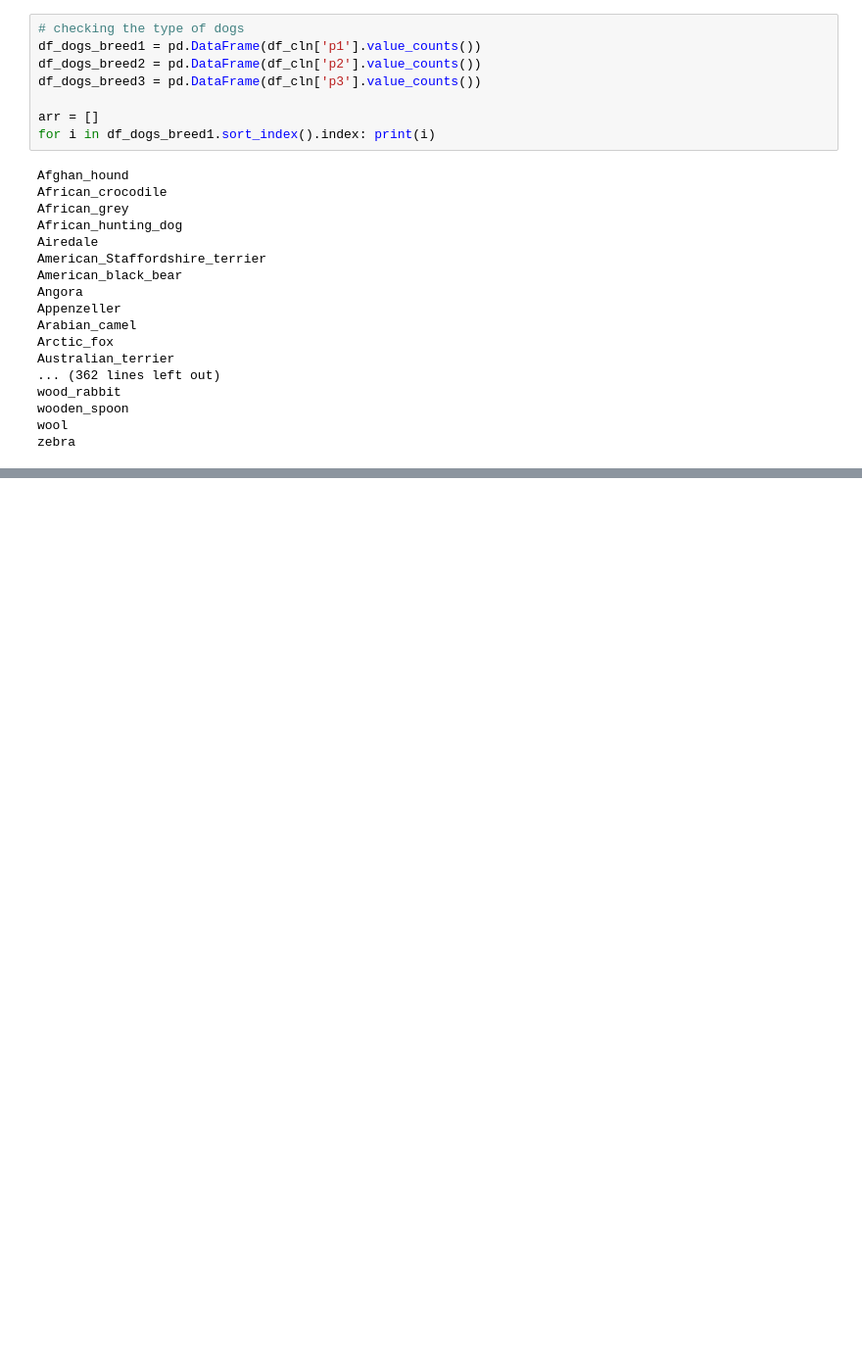
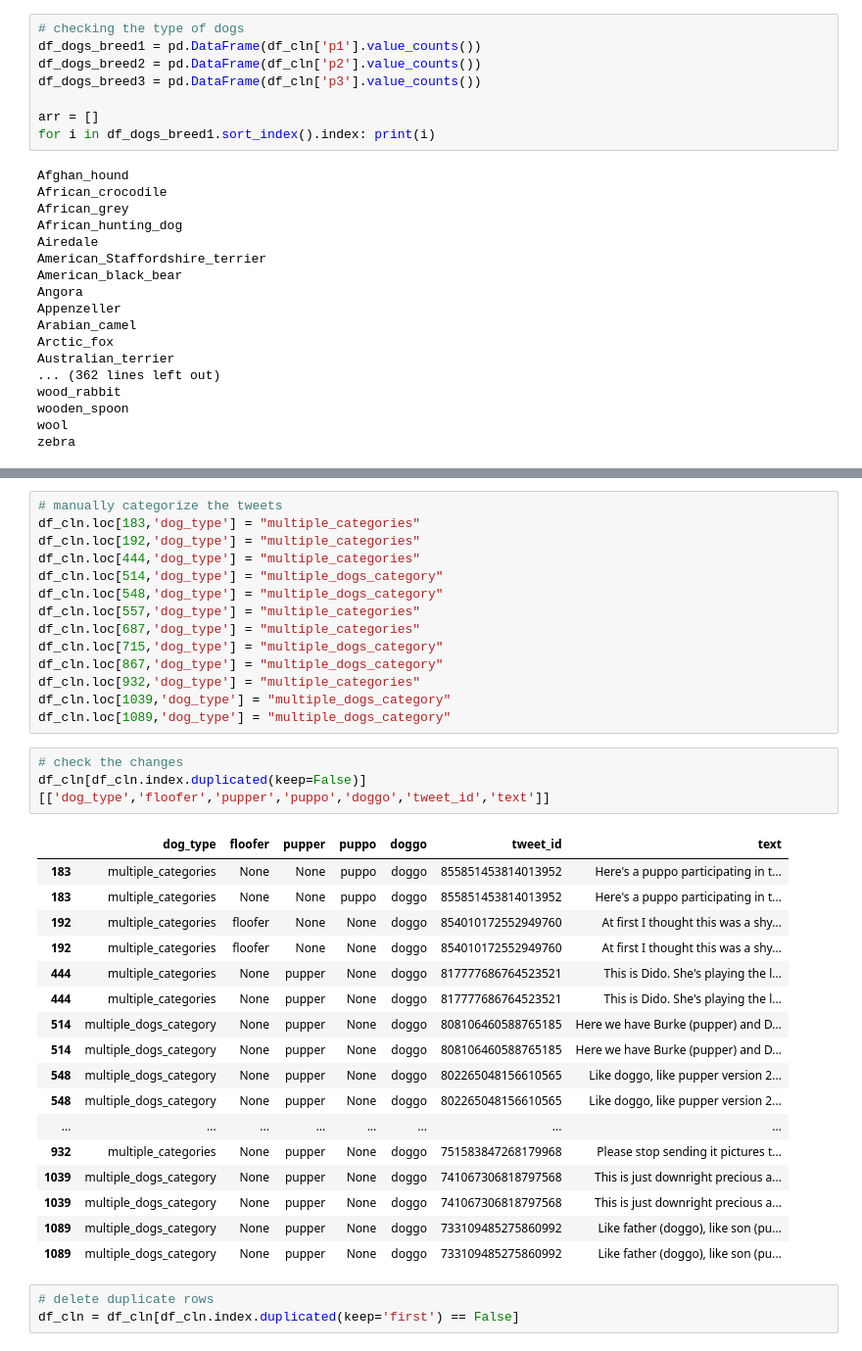
Before and after one commit to primalusiana/twitter-data-wrangling, a Jupyter notebook: wrangle_act.ipynb, the cells around one changed output, grey strips where cells are left out. Shown at 98% size. Saved outputs shown, nothing was run; the diff lists cells and outputs as text; blank space fills up the shorter version.

```diff
--- a/wrangle_act.ipynb
+++ b/wrangle_act.ipynb
@@ -369,0 +490,38 @@ df_clean[df_clean['jpg_url'].isnull() == True][['tweet_id','jpg_url','img_num']]
+# %%
+# manually categorize the tweets
+df_cln.loc[183,'dog_type'] = "multiple_categories"
+df_cln.loc[192,'dog_type'] = "multiple_categories"
+df_cln.loc[444,'dog_type'] = "multiple_categories"
+df_cln.loc[514,'dog_type'] = "multiple_dogs_category"
+df_cln.loc[548,'dog_type'] = "multiple_dogs_category"
+df_cln.loc[557,'dog_type'] = "multiple_categories"
+df_cln.loc[687,'dog_type'] = "multiple_categories"
+df_cln.loc[715,'dog_type'] = "multiple_dogs_category"
+df_cln.loc[867,'dog_type'] = "multiple_dogs_category"
+df_cln.loc[932,'dog_type'] = "multiple_categories"
+df_cln.loc[1039,'dog_type'] = "multiple_dogs_category"
+df_cln.loc[1089,'dog_type'] = "multiple_dogs_category"
+# %%
+# check the changes
+df_cln[df_cln.index.duplicated(keep=False)][['dog_type','floofer','pupper','puppo','doggo','tweet_id','text']]
+# %% [output]
+|  | dog_type | floofer | pupper | puppo | doggo | tweet_id | text |
+| 183 | multiple_categories | None | None | puppo | doggo | 855851453814013952 | Here's a puppo participating in t... |
+| 183 | multiple_categories | None | None | puppo | doggo | 855851453814013952 | Here's a puppo participating in t... |
+| 192 | multiple_categories | floofer | None | None | doggo | 854010172552949760 | At first I thought this was a shy... |
+| 192 | multiple_categories | floofer | None | None | doggo | 854010172552949760 | At first I thought this was a shy... |
+| 444 | multiple_categories | None | pupper | None | doggo | 817777686764523521 | This is Dido. She's playing the l... |
+| 444 | multiple_categories | None | pupper | None | doggo | 817777686764523521 | This is Dido. She's playing the l... |
+| 514 | multiple_dogs_category | None | pupper | None | doggo | 808106460588765185 | Here we have Burke (pupper) and D... |
+| 514 | multiple_dogs_category | None | pupper | None | doggo | 808106460588765185 | Here we have Burke (pupper) and D... |
+| 548 | multiple_dogs_category | None | pupper | None | doggo | 802265048156610565 | Like doggo, like pupper version 2... |
+| 548 | multiple_dogs_category | None | pupper | None | doggo | 802265048156610565 | Like doggo, like pupper version 2... |
+| ... | ... | ... | ... | ... | ... | ... | ... |
+| 932 | multiple_categories | None | pupper | None | doggo | 751583847268179968 | Please stop sending it pictures t... |
+| 1039 | multiple_dogs_category | None | pupper | None | doggo | 741067306818797568 | This is just downright precious a... |
+| 1039 | multiple_dogs_category | None | pupper | None | doggo | 741067306818797568 | This is just downright precious a... |
+| 1089 | multiple_dogs_category | None | pupper | None | doggo | 733109485275860992 | Like father (doggo), like son (pu... |
+| 1089 | multiple_dogs_category | None | pupper | None | doggo | 733109485275860992 | Like father (doggo), like son (pu... |
+# %%
+# delete duplicate rows
+df_cln = df_cln[df_cln.index.duplicated(keep='first') == False]
```
Also changed, not shown: parts of 34 cells of this notebook.
